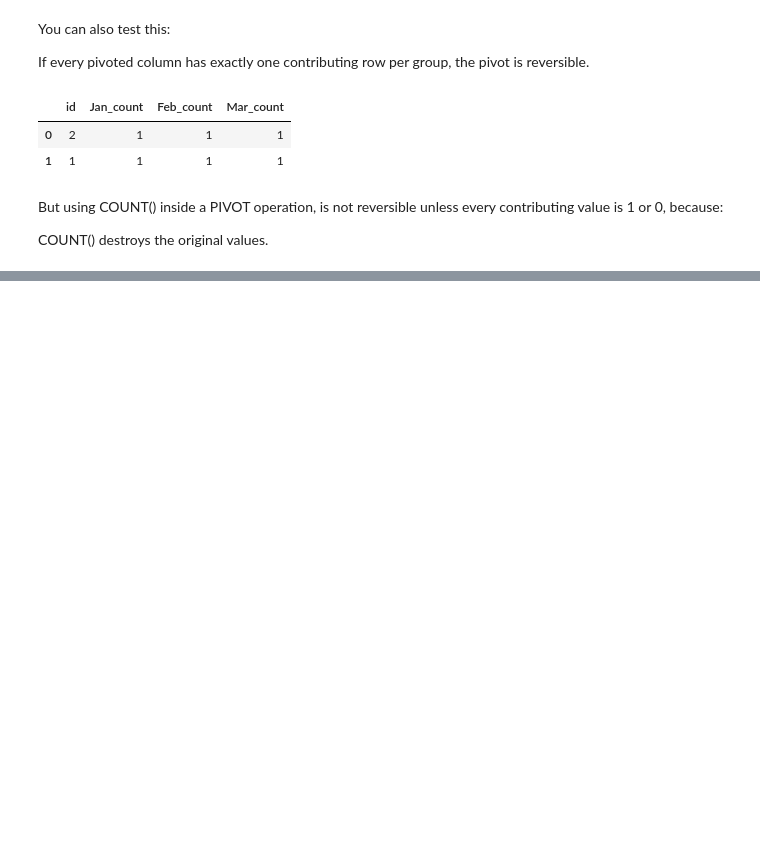
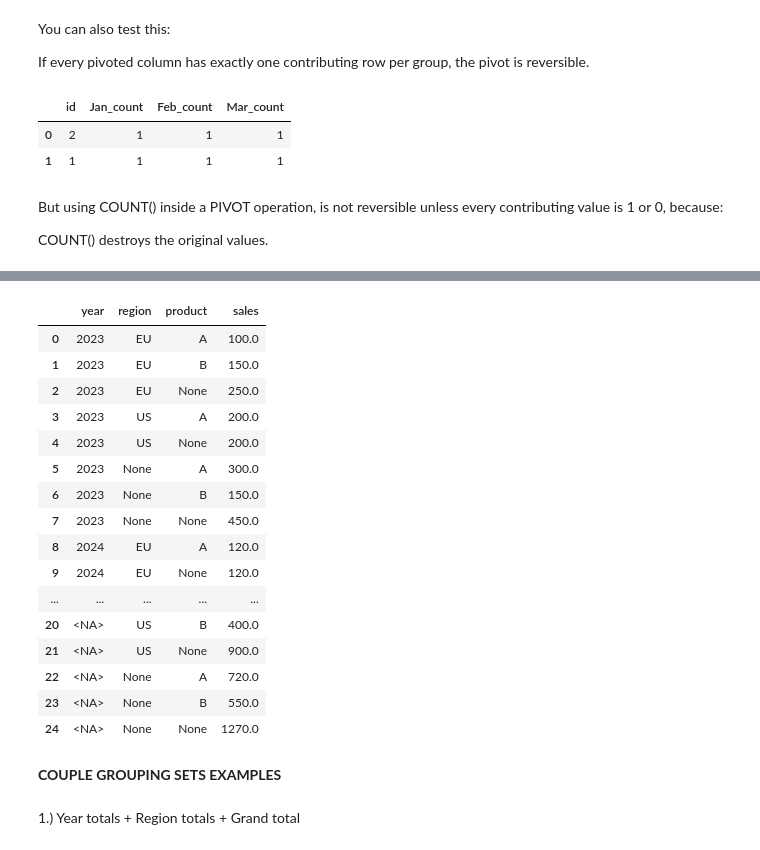
Before and after one commit to leropo00/ml_digital_art, a Jupyter notebook: notebooks/tutorial/tutorial_sql_advanced_concepts.ipynb, the cells around one changed output, grey strips where cells are left out. Drawn from its saved outputs; the diff is of its cells as text; code cells hidden in the pictures; blank space fills up the shorter version.

```diff
--- a/notebooks/tutorial/tutorial_sql_advanced_concepts.ipynb
+++ b/notebooks/tutorial/tutorial_sql_advanced_concepts.ipynb
@@ -533,0 +982,29 @@ COUNT() destroys the original values.
+# %%
+duckdb.sql("""
+    SELECT year, region, product, SUM(sales) AS sales
+    FROM t
+    GROUP BY CUBE (year, region, product)
+    ORDER BY year, region, product
+""").df()
+# %% [output]
+|  | year | region | product | sales |
+| 0 | 2023 | EU | A | 100.0 |
+| 1 | 2023 | EU | B | 150.0 |
+| 2 | 2023 | EU | None | 250.0 |
+| 3 | 2023 | US | A | 200.0 |
+| 4 | 2023 | US | None | 200.0 |
+| 5 | 2023 | None | A | 300.0 |
+| 6 | 2023 | None | B | 150.0 |
+| 7 | 2023 | None | None | 450.0 |
+| 8 | 2024 | EU | A | 120.0 |
+| 9 | 2024 | EU | None | 120.0 |
+| ... | ... | ... | ... | ... |
+| 20 | <NA> | US | B | 400.0 |
+| 21 | <NA> | US | None | 900.0 |
+| 22 | <NA> | None | A | 720.0 |
+| 23 | <NA> | None | B | 550.0 |
+| 24 | <NA> | None | None | 1270.0 |
+# %% [markdown]
+**COUPLE GROUPING SETS EXAMPLES**
+# %% [markdown]
+1.) Year totals + Region totals + Grand total
```
Also changed, not shown: parts of 84 cells of this notebook.
